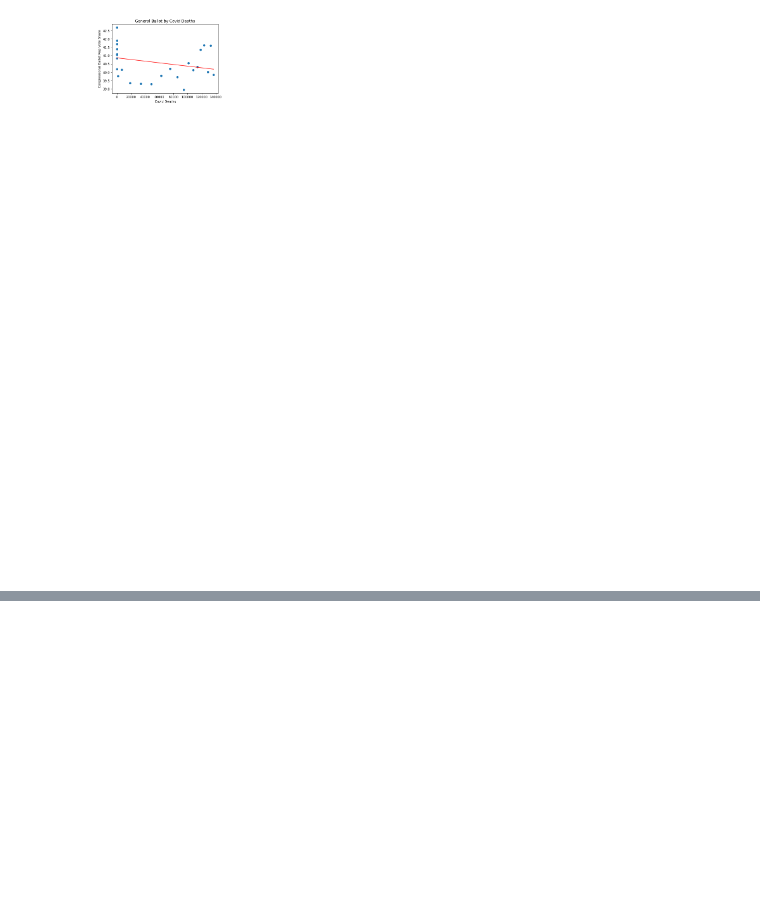
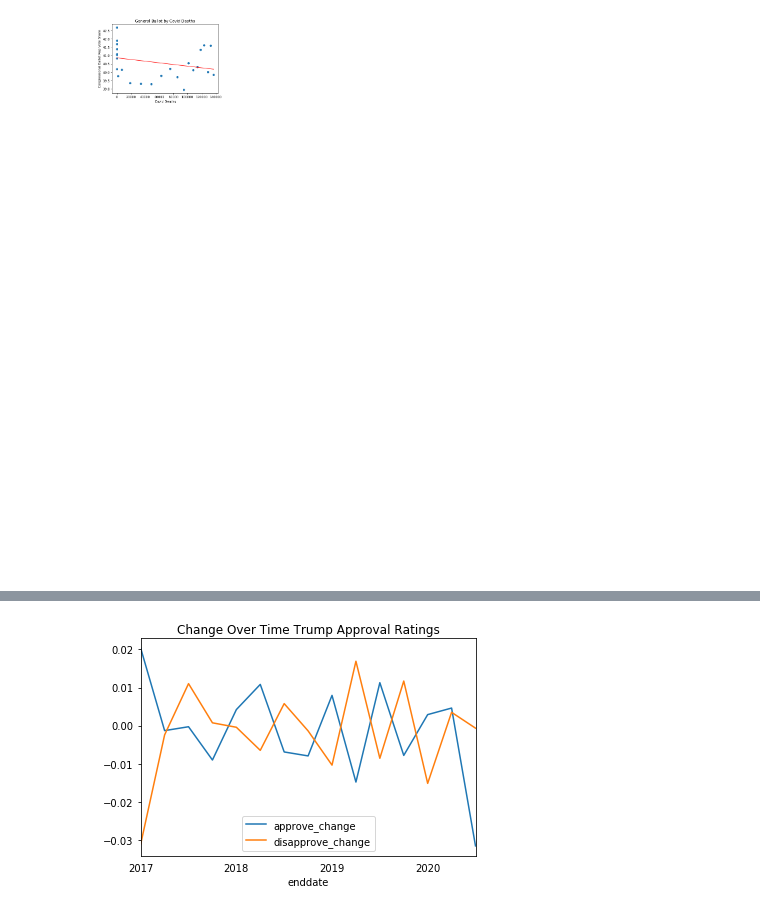
Before and after one commit to wrighhj/Group_2_Project_1, a Jupyter notebook: T-test.ipynb, the cells around one changed output, grey strips where cells are left out. Cells and saved outputs as stored; diff of their text form; code cells hidden in the pictures; blank space fills up the shorter version.

```diff
--- a/T-test.ipynb
+++ b/T-test.ipynb
@@ -301,0 +426,8 @@ The r-squared is: 0.06668568957703314
+# %%
+trump_day_changes = trump_ratings['adjusted_approve'].shift() - trump_ratings['adjusted_approve']
+trump_ratings['approve_change'] = trump_day_changes
+trump_ratings['disapprove_change'] = trump_ratings['adjusted_disapprove'].shift() - trump_ratings['adjusted_disapprove']
+resampled_ratings = trump_ratings.resample('Q', ).mean().reset_index()
+resampled_ratings.plot(y=['approve_change', 'disapprove_change'],  x='enddate', title='Change Over Time Trump Approval Ratings');
+# %% [output]
+[figure, added]
```
Also changed, not shown: parts of 11 cells of this notebook.
